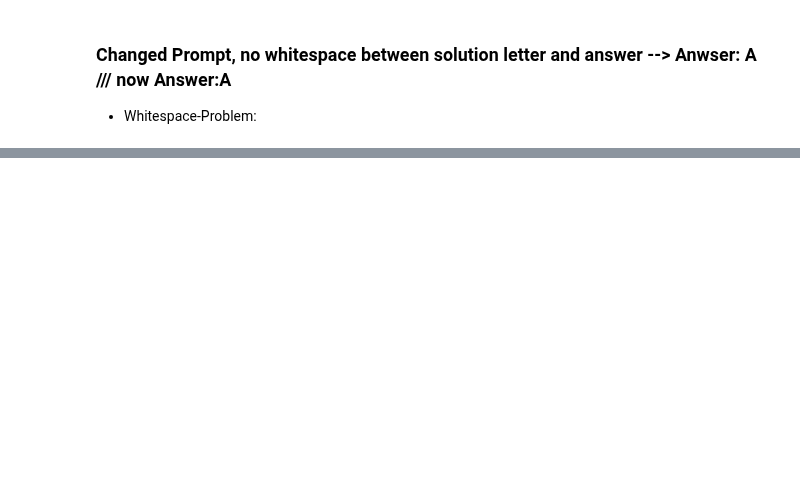
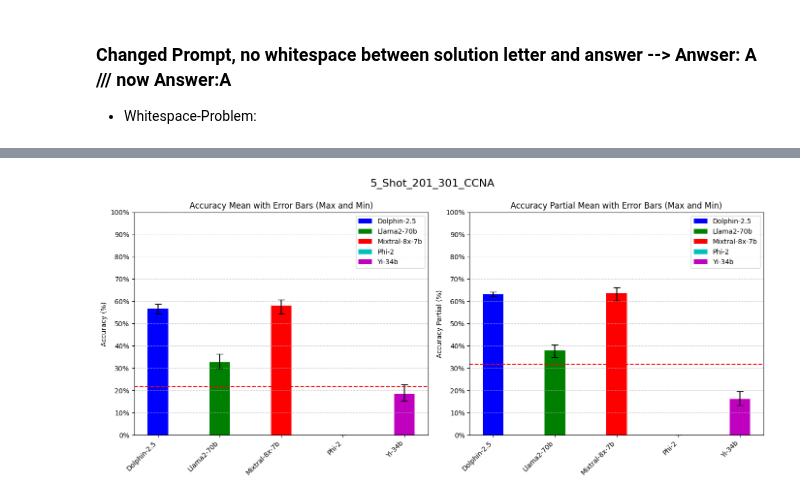
Before and after one commit to cybercampus-se/GenAICyberSecMCQA, a Jupyter notebook: src/mcqa_LLM mmlu_add.ipynb, the cells around one changed output, grey strips where cells are left out. Drawn from its saved outputs; the diff is of its cells as text; code cells hidden in the pictures; blank space fills up the shorter version.

Commit message:
Added a function to plot mmlu, calculated prob

```diff
--- a/src/mcqa_LLM mmlu_add.ipynb
+++ b/src/mcqa_LLM mmlu_add.ipynb
@@ -64,3 +64,27 @@ warnings.filterwarnings('ignore')
 #Set the output limit to inf
 #pd.set_option('display.max_columns', None)
 #pd.set_option('display.max_rows', None)
+# %%
+CCNA_201_301 = pd.read_parquet('../data/201-301-CCNA.parquet')
+# %%
+# Angenommen, Ihr DataFrame heißt df und hat die Spalten 'choices' und 'answer'
+probabilities = []
+for idx, row in CCNA_201_301.iterrows():
+    total_choices = len(row['choices'])
+    correct_answers = len(row['answer'])
+
+    # Wahrscheinlichkeit für eine richtige Antwort
+    probability_one_correct = correct_answers / total_choices
+
+    # Wahrscheinlichkeit für alle richtige Antworten
+    if correct_answers > 1:
+        probability_all_correct = (correct_answers / total_choices) * ((correct_answers - 1) / (total_choices - 1))
+    else:
+        probability_all_correct = probability_one_correct
+
+    probabilities.append(probability_all_correct)
+
+# Sume the probabilities list and divide by the number of questions
+probability = sum(probabilities) / len(probabilities)
+
+probability
@@ -720,3 +707,9 @@ display(model_statistics)
 plot_evaluation(model_statistics)
 shuffled_evalutation_df.to_pickle(OUTPUT_EVALUATION_DETAILED)
 model_statistics.to_pickle(OUTPUT_EVALUATION)
+# %%
+model_statistics = pd.read_pickle(OUTPUT_EVALUATION)
+# %%
+plot_evaluation_CCNA(model_statistics, hline_accuracy=probability, hline_partial=probability+0.1, title=RUN_NAME)
+# %% [output]
+[figure, added]
```
Also changed, not shown: parts of 7 cells of this notebook.
